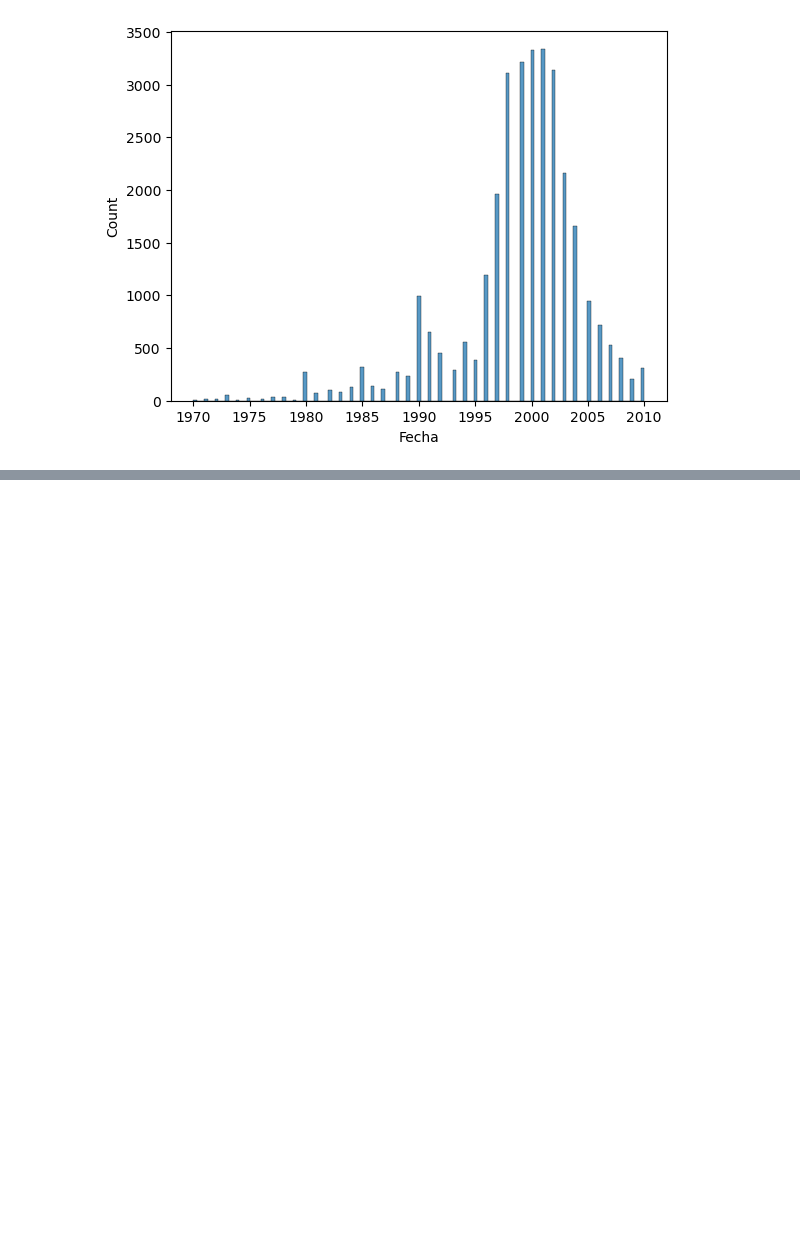
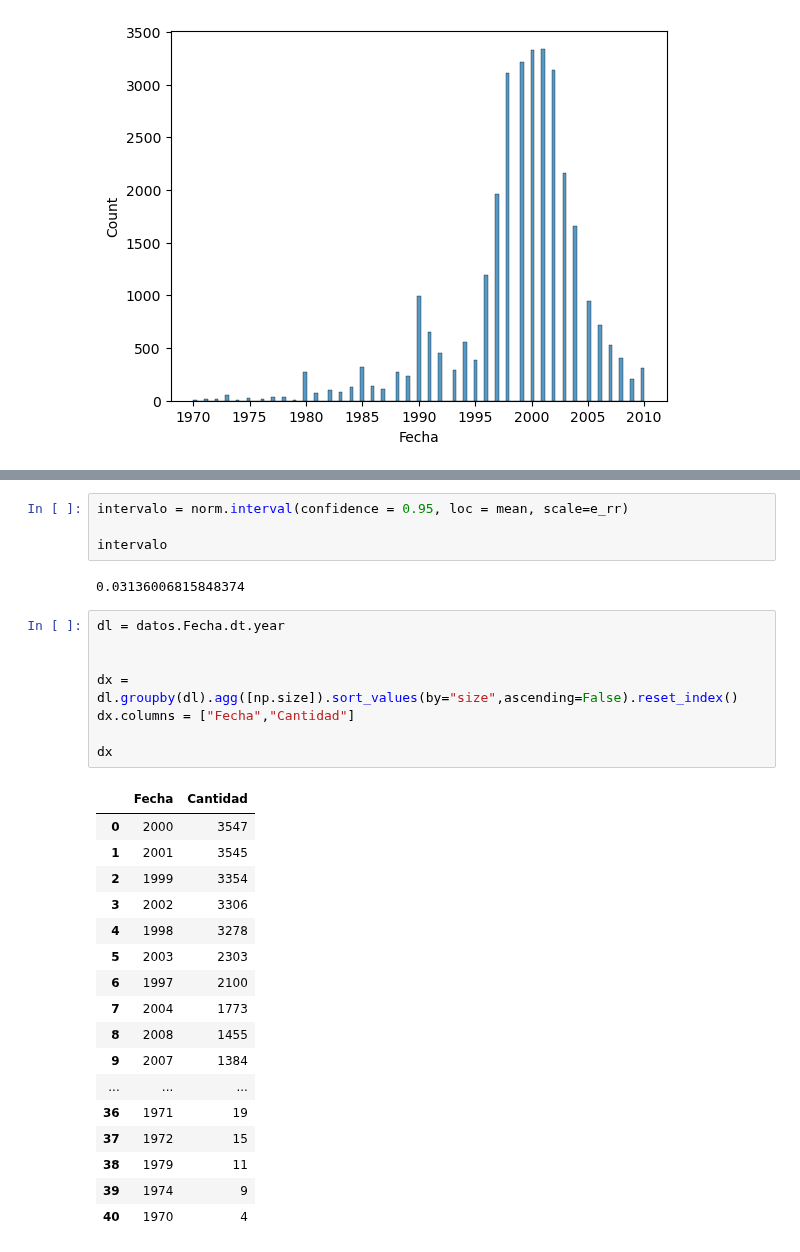
Before and after one commit to onavarrete04/Introduccion-Ciencia-Datos, a Jupyter notebook: Data Cleaning .ipynb, the cells around one changed output, grey strips where cells are left out. Cells and saved outputs as stored; diff of their text form; blank space fills up the shorter version.

```diff
--- a/Data Cleaning .ipynb
+++ b/Data Cleaning .ipynb
@@ -268,0 +376,32 @@ sns.histplot(x=dx.Fecha.dt.year)
+# %%
+intervalo = norm.interval(confidence = 0.95, loc = mean, scale=e_rr)
+
+intervalo
+# %% [output]
+0.03136006815848374
+# %%
+dl = datos.Fecha.dt.year
+
+
+dx = dl.groupby(dl).agg([np.size]).sort_values(by="size",ascending=False).reset_index()
+dx.columns = ["Fecha","Cantidad"]
+
+dx
+# %% [output]
+|  | Fecha | Cantidad |
+| 0 | 2000 | 3547 |
+| 1 | 2001 | 3545 |
+| 2 | 1999 | 3354 |
+| 3 | 2002 | 3306 |
+| 4 | 1998 | 3278 |
+| 5 | 2003 | 2303 |
+| 6 | 1997 | 2100 |
+| 7 | 2004 | 1773 |
+| 8 | 2008 | 1455 |
+| 9 | 2007 | 1384 |
+| ... | ... | ... |
+| 36 | 1971 | 19 |
+| 37 | 1972 | 15 |
+| 38 | 1979 | 11 |
+| 39 | 1974 | 9 |
+| 40 | 1970 | 4 |
```
Also changed, not shown: parts of 12 cells of this notebook, 1 other file.
